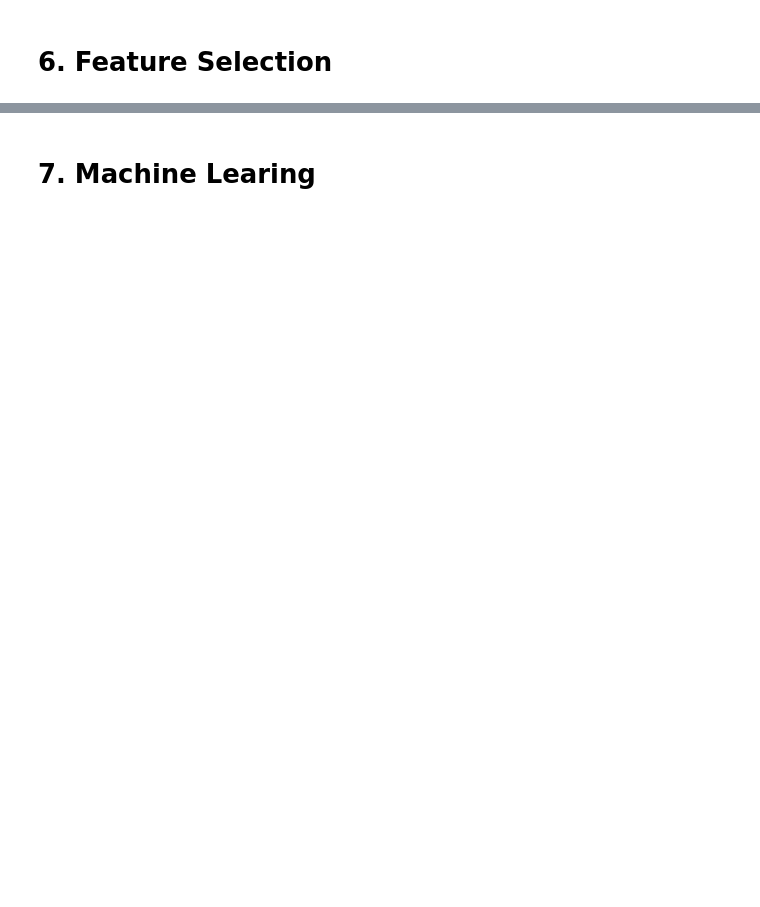
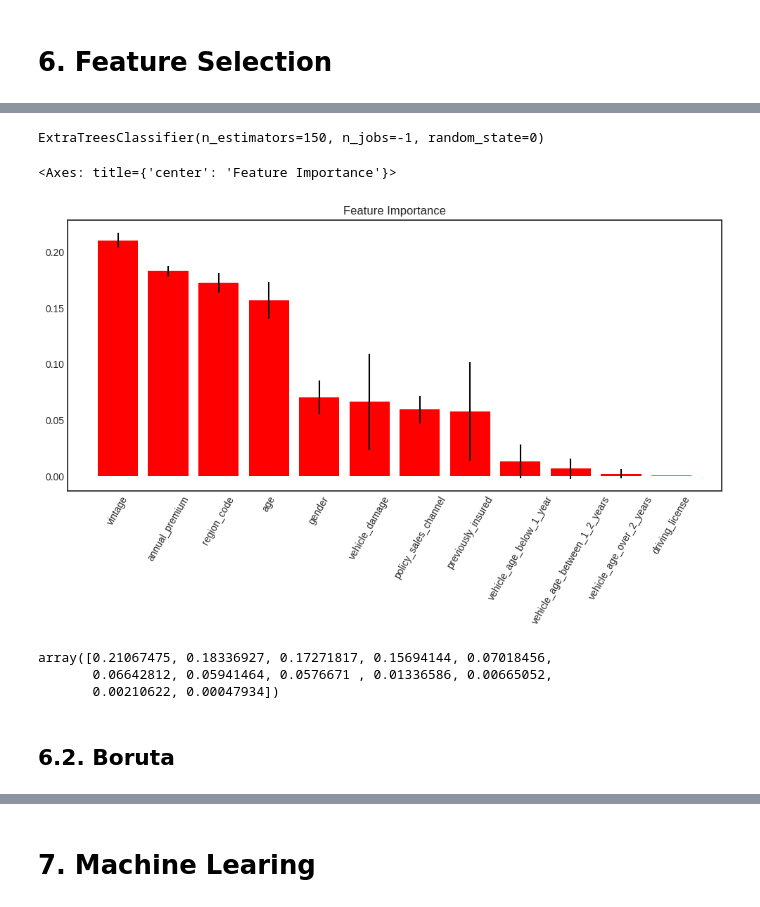
Before and after one commit to ezequielpf/health_insurance_cross_sell, a Jupyter notebook: notebooks/1.0.epf_health_insurance_cross_sell.ipynb, the cells around one changed output, grey strips where cells are left out. Cells and saved outputs as stored; diff of their text form; code cells hidden in the pictures; blank space fills up the shorter version.

```diff
--- a/notebooks/1.0.epf_health_insurance_cross_sell.ipynb
+++ b/notebooks/1.0.epf_health_insurance_cross_sell.ipynb
@@ -335,0 +399,22 @@ Name: response, dtype: float64
+# %%
+# Treino do modelo
+X_train_n = df1_train.drop(['id', 'response'], axis=1)
+y_train_n = df1_train['response']
+
+etree_clf = ExtraTreesClassifier(n_estimators=150, random_state=0, n_jobs=-1)
+etree_clf.fit(X_train_n, y_train_n)
+# %% [output]
+ExtraTreesClassifier(n_estimators=150, n_jobs=-1, random_state=0)
+# %%
+skplt.estimators.plot_feature_importances(etree_clf, feature_names=X_train_n.columns, figsize=(12,5), x_tick_rotation=60)
+# %% [output]
+<Axes: title={'center': 'Feature Importance'}>
+[figure, added]
+# %%
+np.sort(etree_clf.feature_importances_)[::-1]
+# %% [output]
+array([0.21067475, 0.18336927, 0.17271817, 0.15694144, 0.07018456,
+       0.06642812, 0.05941464, 0.0576671 , 0.01336586, 0.00665052,
+       0.00210622, 0.00047934])
+# %% [markdown]
+## 6.2. Boruta
```
Also changed, not shown: parts of 24 cells of this notebook.
